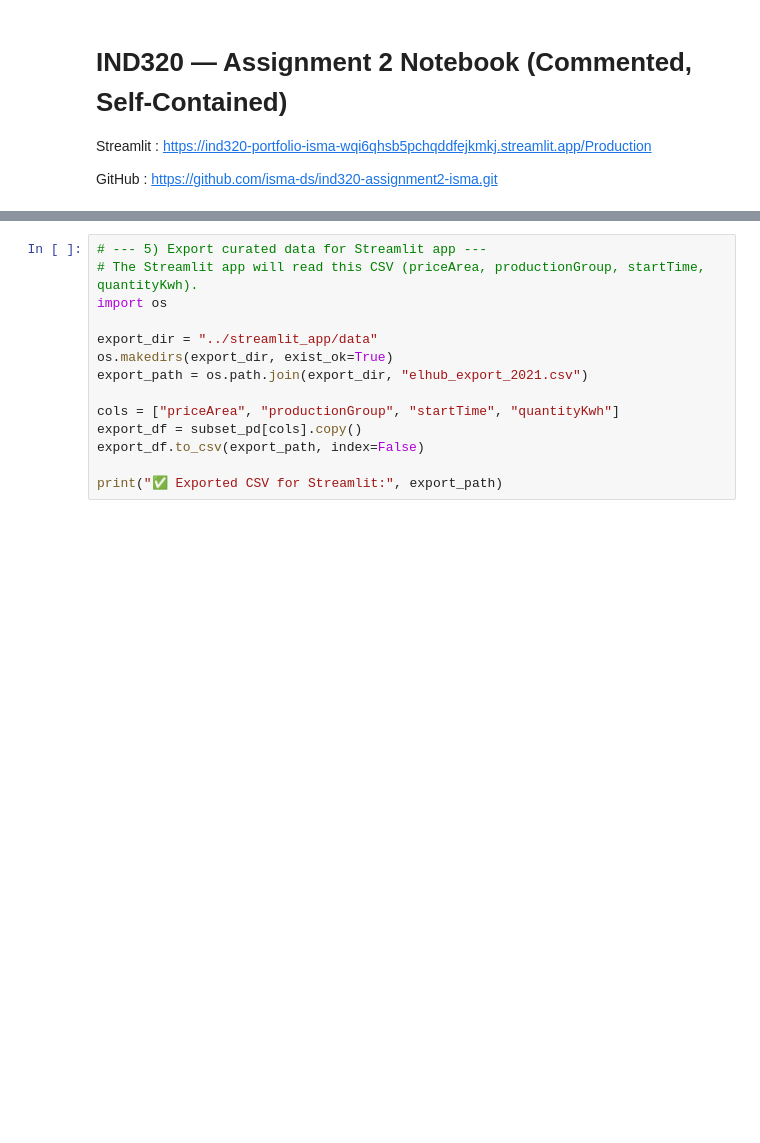
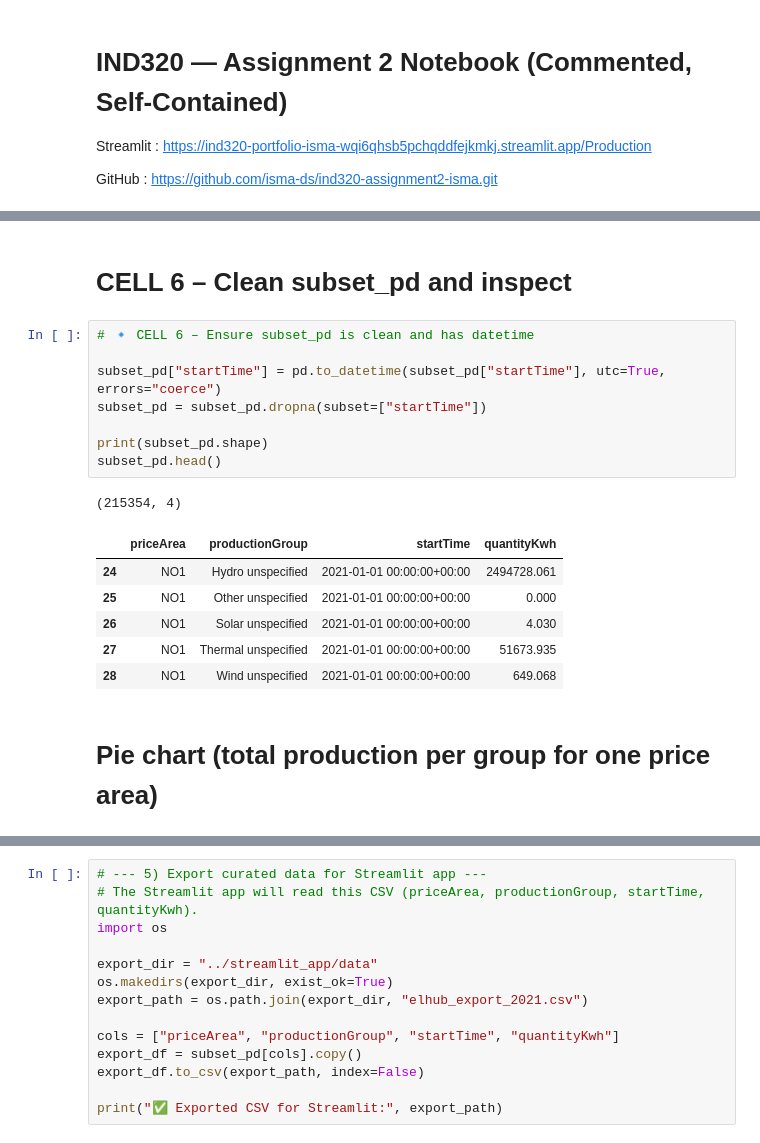
Before and after one commit to isma-ds/ind320-assignment2-isma, a Jupyter notebook: notebooks/IND320_part2.ipynb, the cells around one changed output, grey strips where cells are left out. Cells and saved outputs as stored; diff of their text form; blank space fills up the shorter version.

```diff
--- a/notebooks/IND320_part2.ipynb
+++ b/notebooks/IND320_part2.ipynb
@@ -137 +195,21 @@ Reason: ModuleNotFoundError - No module named 'pyspark'
+# %% [markdown]
+# CELL 6 – Clean subset_pd and inspect
+# %%
+# 🔹 CELL 6 – Ensure subset_pd is clean and has datetime
+
+subset_pd["startTime"] = pd.to_datetime(subset_pd["startTime"], utc=True, errors="coerce")
+subset_pd = subset_pd.dropna(subset=["startTime"])
+
+print(subset_pd.shape)
+subset_pd.head()
+# %% [output]
+(215354, 4)
+|  | priceArea | productionGroup | startTime | quantityKwh |
+| 24 | NO1 | Hydro unspecified | 2021-01-01 00:00:00+00:00 | 2494728.061 |
+| 25 | NO1 | Other unspecified | 2021-01-01 00:00:00+00:00 | 0.000 |
+| 26 | NO1 | Solar unspecified | 2021-01-01 00:00:00+00:00 | 4.030 |
+| 27 | NO1 | Thermal unspecified | 2021-01-01 00:00:00+00:00 | 51673.935 |
+| 28 | NO1 | Wind unspecified | 2021-01-01 00:00:00+00:00 | 649.068 |
+# %% [markdown]
+# Pie chart (total production per group for one price area)
 # %%
```
Also changed, not shown: parts of 12 cells of this notebook, 12 other files.
